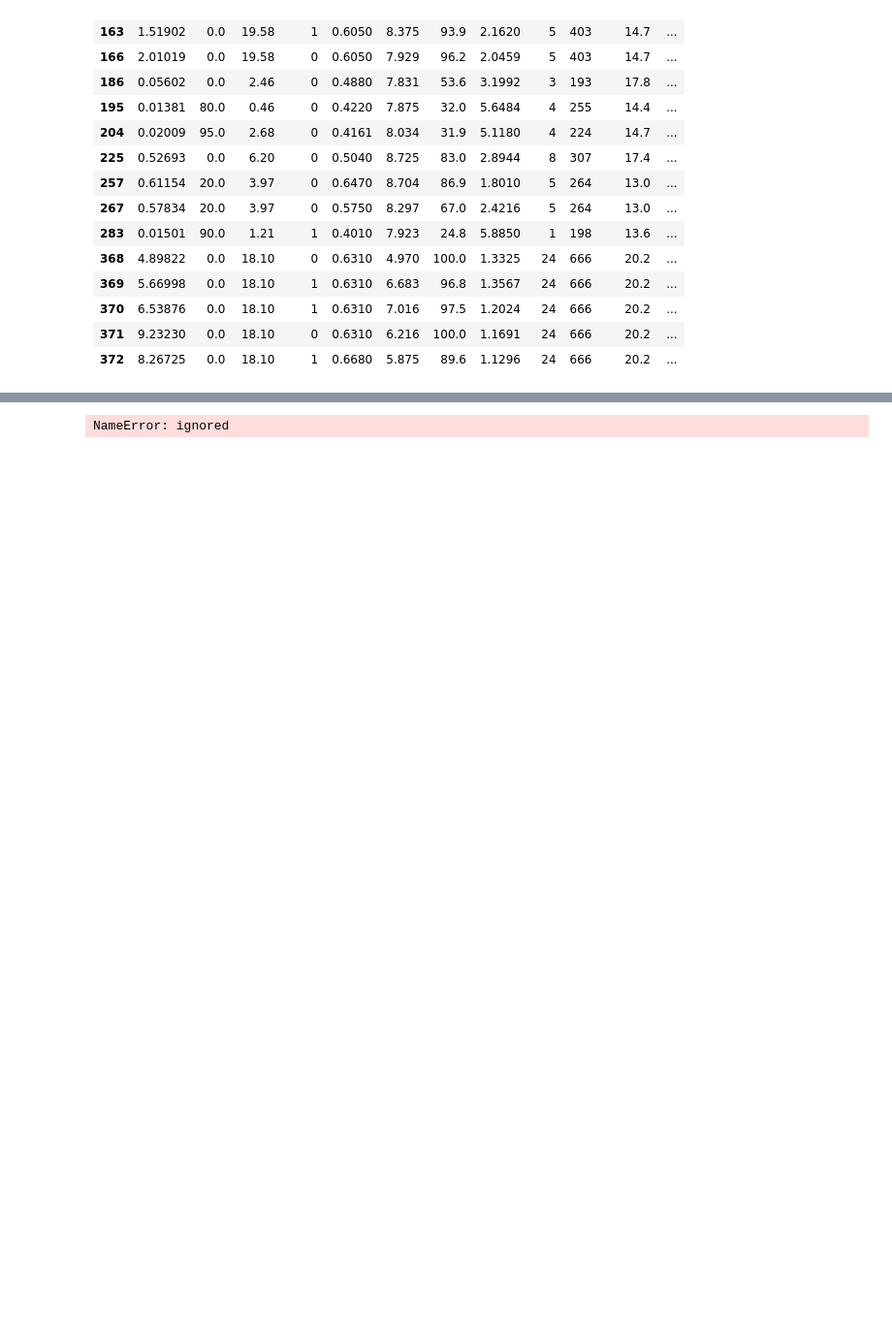
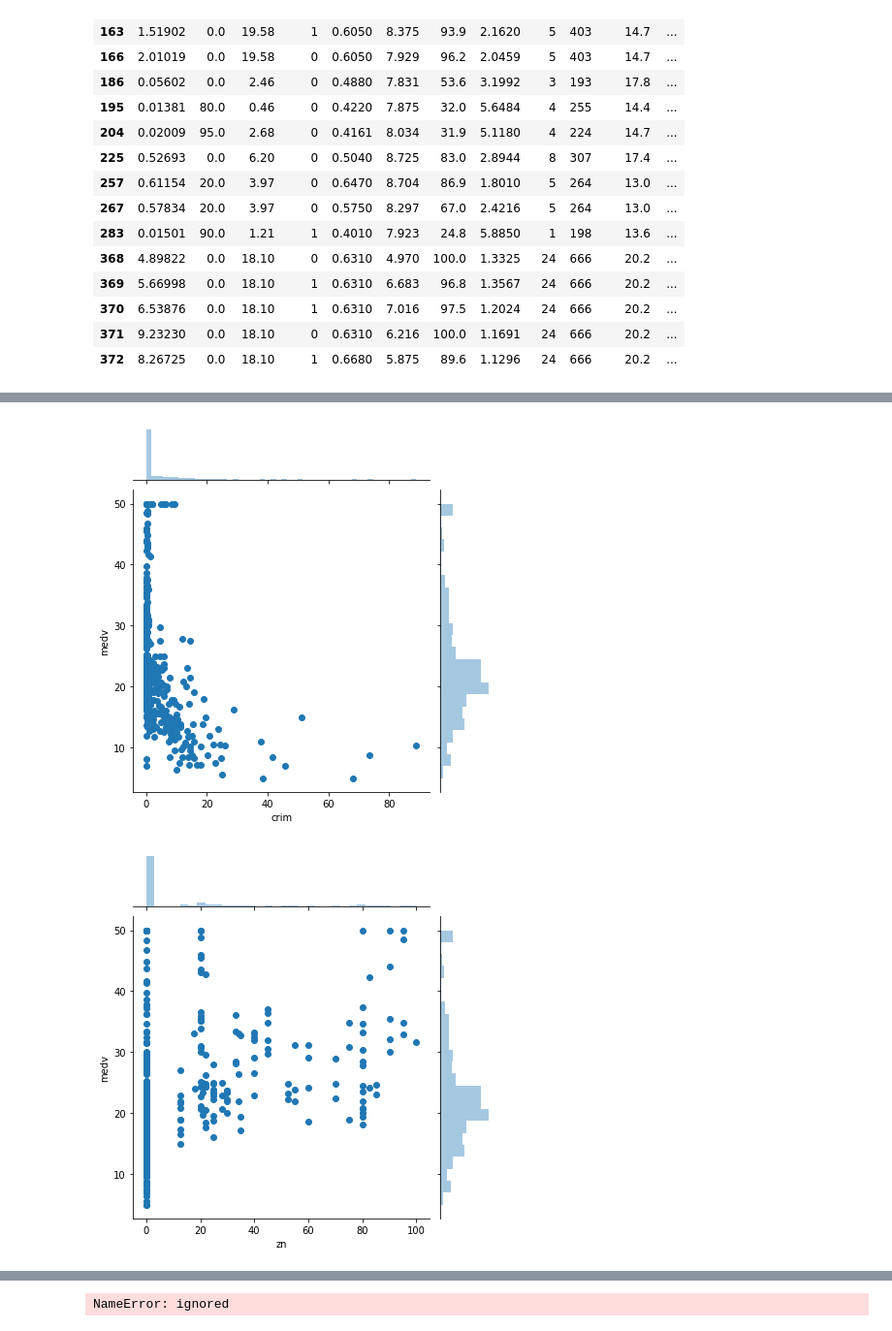
Before and after one commit to lilit616/Python_for_Data_Analysis, a Jupyter notebook: boston_data_vs.ipynb, the cells around one changed output, grey strips where cells are left out. Shown: that part at 97% size. Cells and saved outputs as stored; diff of their text form; code cells hidden in the pictures; blank space fills up the shorter version.

```diff
--- a/boston_data_vs.ipynb
+++ b/boston_data_vs.ipynb
@@ -95,0 +95,11 @@ sns.lmplot(x="rm",y="medv",data=boston, hue="chas");
+# %%
+sns.jointplot(x="crim", y="medv", data=boston);
+sns.jointplot(x="zn", y="medv", data=boston);
+sns.jointplot(x="indus", y="medv", data=boston);
+sns.jointplot(x="nox", y="medv", data=boston);
+sns.jointplot(x="rm", y="medv", data=boston);
+#plt.scatter(boston.medv,boston.rm);
+#plt.show()
+# %% [output]
+[figure, added]
+[figure, added]
```
Also changed, not shown: parts of 5 cells of this notebook.
